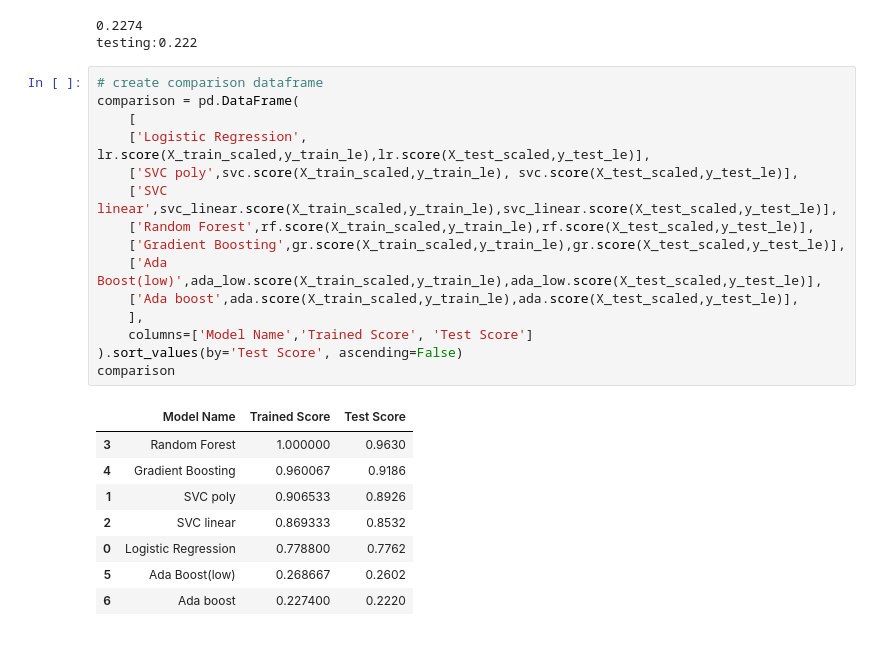
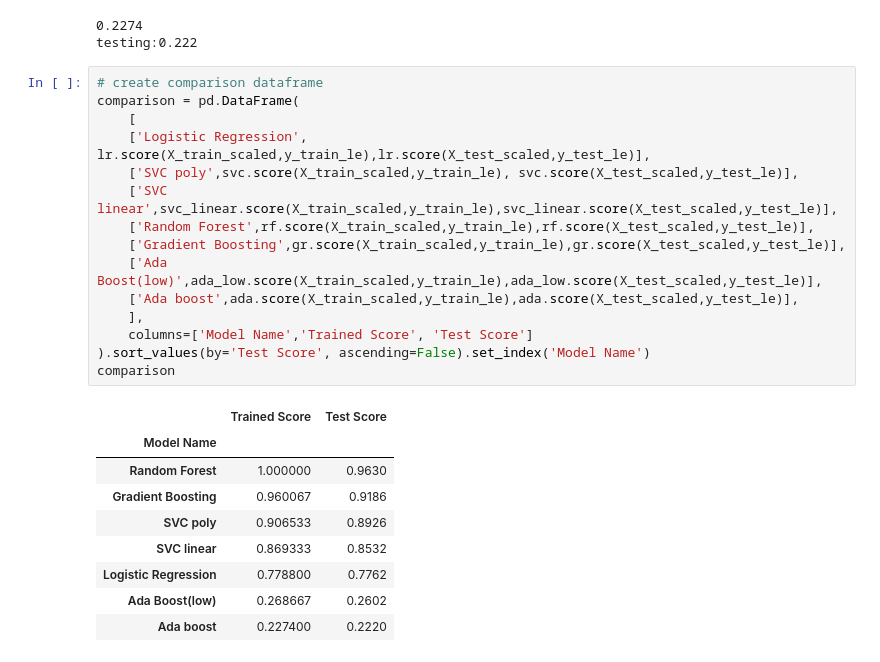
Before and after one commit to knox135/letter-guesser-mini-project, a Jupyter notebook: Letter.ipynb, the cells around one changed output. Saved outputs shown, nothing was run; the diff lists cells and outputs as text.

```diff
--- a/Letter.ipynb
+++ b/Letter.ipynb
@@ -195,27 +195,28 @@ testing:0.222
 # %%
 # create comparison dataframe
 comparison = pd.DataFrame(
     [
     ['Logistic Regression', lr.score(X_train_scaled,y_train_le),lr.score(X_test_scaled,y_test_le)],
     ['SVC poly',svc.score(X_train_scaled,y_train_le), svc.score(X_test_scaled,y_test_le)],
     ['SVC linear',svc_linear.score(X_train_scaled,y_train_le),svc_linear.score(X_test_scaled,y_test_le)],
     ['Random Forest',rf.score(X_train_scaled,y_train_le),rf.score(X_test_scaled,y_test_le)],
     ['Gradient Boosting',gr.score(X_train_scaled,y_train_le),gr.score(X_test_scaled,y_test_le)],
     ['Ada Boost(low)',ada_low.score(X_train_scaled,y_train_le),ada_low.score(X_test_scaled,y_test_le)],
     ['Ada boost',ada.score(X_train_scaled,y_train_le),ada.score(X_test_scaled,y_test_le)],
     ],
     columns=['Model Name','Trained Score', 'Test Score']
-).sort_values(by='Test Score', ascending=False)
+).sort_values(by='Test Score', ascending=False).set_index('Model Name')
 comparison
 # %% [output]
-|  | Model Name | Trained Score | Test Score |
-| 3 | Random Forest | 1.000000 | 0.9630 |
-| 4 | Gradient Boosting | 0.960067 | 0.9186 |
-| 1 | SVC poly | 0.906533 | 0.8926 |
-| 2 | SVC linear | 0.869333 | 0.8532 |
-| 0 | Logistic Regression | 0.778800 | 0.7762 |
-| 5 | Ada Boost(low) | 0.268667 | 0.2602 |
-| 6 | Ada boost | 0.227400 | 0.2220 |
+|  | Trained Score | Test Score |
+| Model Name |  |  |
+| Random Forest | 1.000000 | 0.9630 |
+| Gradient Boosting | 0.960067 | 0.9186 |
+| SVC poly | 0.906533 | 0.8926 |
+| SVC linear | 0.869333 | 0.8532 |
+| Logistic Regression | 0.778800 | 0.7762 |
+| Ada Boost(low) | 0.268667 | 0.2602 |
+| Ada boost | 0.227400 | 0.2220 |
 # %%
 comparison.plot.bar()
 # %% [output]
```
Also changed, not shown: parts of 1 cell of this notebook.
